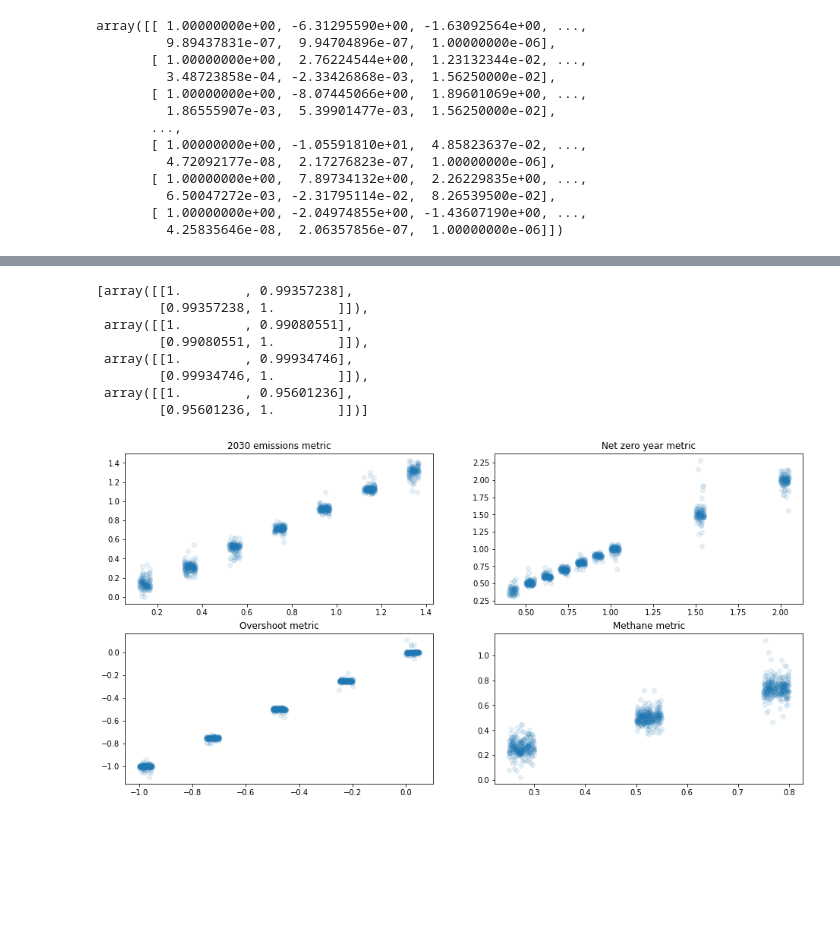
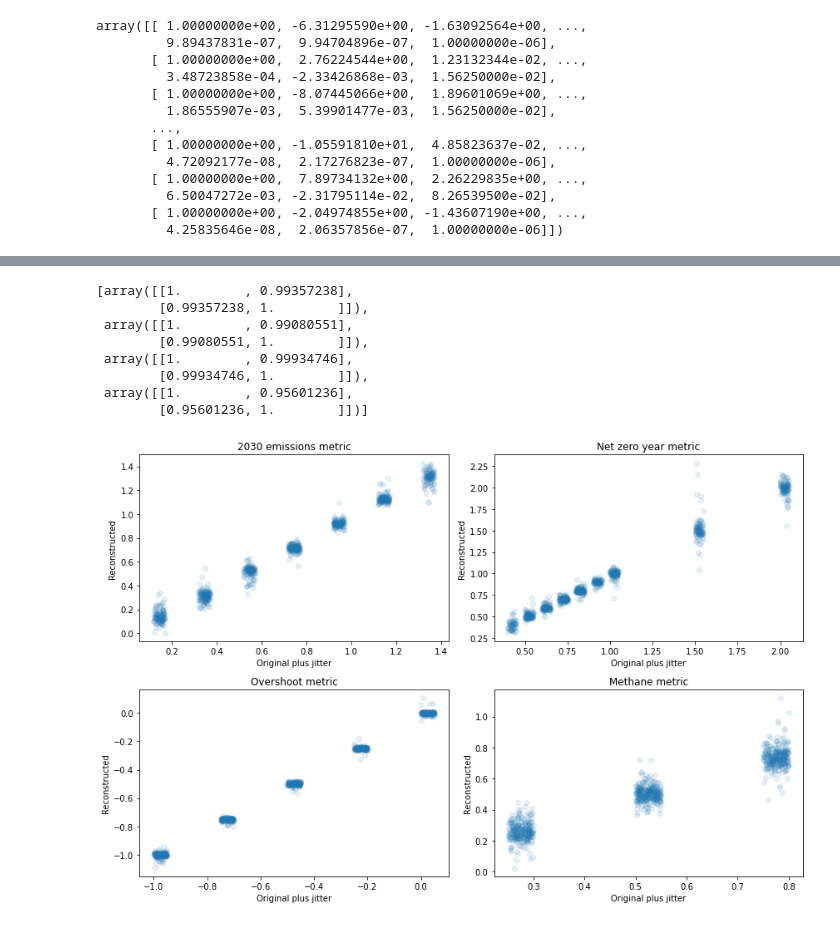
Before and after one commit to Rlamboll/PROVIDEemissions, a Jupyter notebook: notebooks/reverseImpacts.ipynb, the cells around one changed output, grey strips where cells are left out. Cells and saved outputs as stored; diff of their text form; code cells hidden in the pictures; blank space fills up the shorter version.

```diff
--- a/notebooks/reverseImpacts.ipynb
+++ b/notebooks/reverseImpacts.ipynb
@@ -125,7 +125,7 @@ pcadf
 4500 rows × 18 columns
 # %%
 functional_cols = ["factor2030", "nzreduced", "overshootreduced", "methane"]
-pcadf = pcadf.loc[:, ["quantile"] + functional_cols + pcacols]
+pcadf = pcadf.set_index("scenario", drop=True).loc[:, ["quantile"] + functional_cols + pcacols]
 pcadf
 # %% [output]
 |  | quantile | factor2030 | nzreduced | overshootreduced | methane | PCA1 | PCA2 | PCA3 | PCA4 | ... |
@@ -264,23 +302,26 @@ predicted = poly_model.predict(poly_test)
 # %%
-plt.figure(figsize=(16, 8))
+plt.figure(figsize=(12, 8))
 corcoefs = []
 titles = ["2030 emissions metric", "Net zero year metric", "Overshoot metric", "Methane metric"]
 for i in range(4):
     ax=plt.subplot(2, 2, i+1)
-    plt.scatter(pca_res_test.iloc[:, i]+0.05*np.random.rand(len(predictions)), predicted[:, i], alpha=0.1)
+    plt.scatter(pca_res_test.iloc[:, i]+0.05*np.random.rand(len(predicted)), predicted[:, i], alpha=0.1)
     plt.title(titles[i])
+    plt.xlabel("Original plus jitter")
+    plt.ylabel("Reconstructed")
     corcoefs.append(np.corrcoef(pca_res_test.iloc[:, i], predicted[:, i]))
+plt.tight_layout()
 corcoefs
 # %% [output]
 [array([[1.        , 0.99357238],
         [0.99357238, 1.        ]]),
  array([[1.        , 0.99080551],
         [0.99080551, 1.        ]]),
  array([[1.        , 0.99934746],
         [0.99934746, 1.        ]]),
  array([[1.        , 0.95601236],
         [0.95601236, 1.        ]])]
-[figure, old version]
+[figure, new version]
 # %%
 # Interestingly, if the training data does not include different quantiles,
 # its ability to predict methane substantially declines (within the same quantile), indicating an overtraining risk
```
Also changed, not shown: parts of 28 cells of this notebook, 2 other files.
